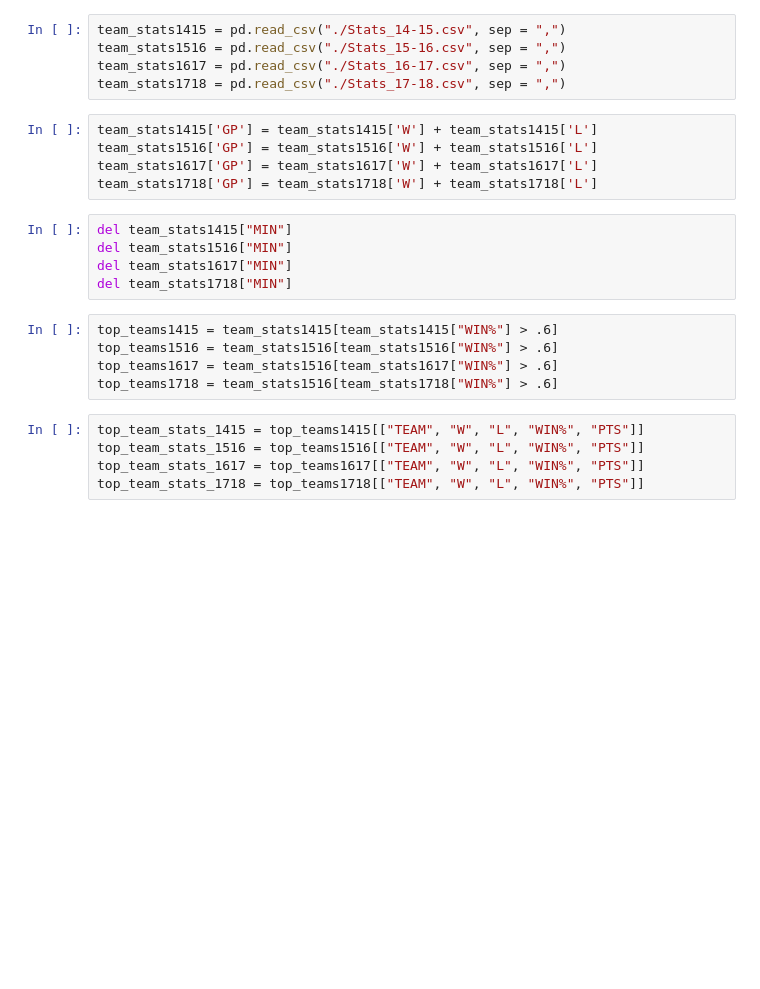
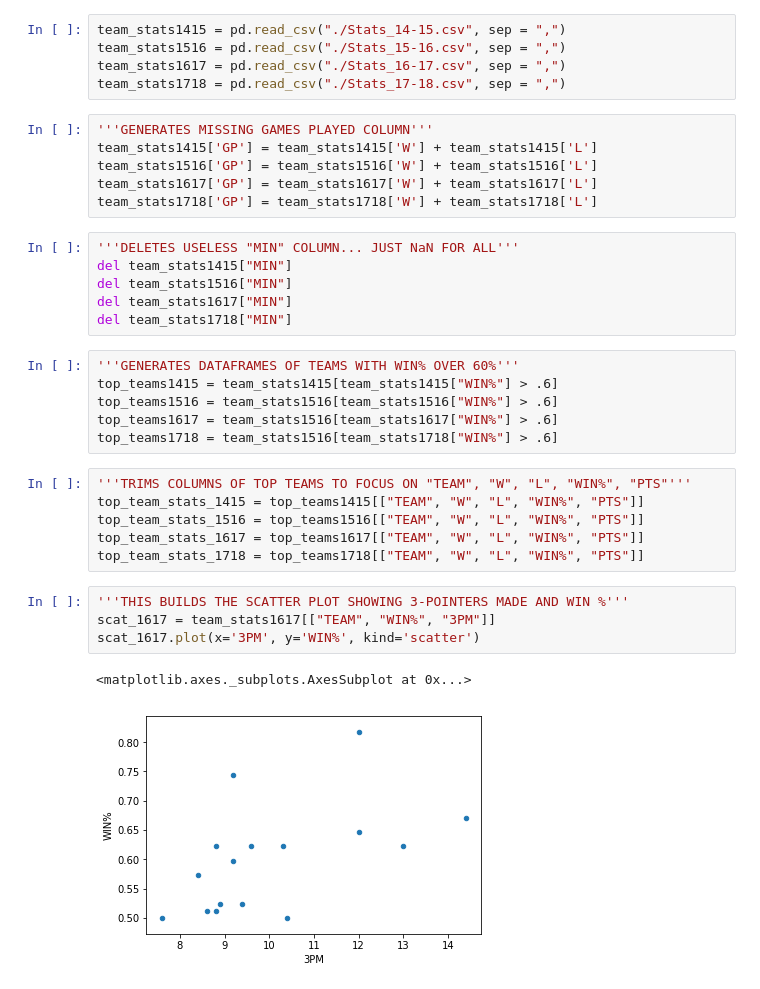
Before and after one commit to MaloneRobert/BasketballPredictor, a Jupyter notebook: Part_One.ipynb, the cells around one changed output. Saved outputs shown, nothing was run; the diff lists cells and outputs as text; blank space fills up the shorter version.

```diff
--- a/Part_One.ipynb
+++ b/Part_One.ipynb
@@ -47,23 +47,34 @@ team_stats1516 = pd.read_csv("./Stats_15-16.csv", sep = ",")
 team_stats1617 = pd.read_csv("./Stats_16-17.csv", sep = ",")
 team_stats1718 = pd.read_csv("./Stats_17-18.csv", sep = ",")
 # %%
+'''GENERATES MISSING GAMES PLAYED COLUMN'''
 team_stats1415['GP'] = team_stats1415['W'] + team_stats1415['L']
 team_stats1516['GP'] = team_stats1516['W'] + team_stats1516['L']
 team_stats1617['GP'] = team_stats1617['W'] + team_stats1617['L']
 team_stats1718['GP'] = team_stats1718['W'] + team_stats1718['L']
 # %%
+'''DELETES USELESS "MIN" COLUMN... JUST NaN FOR ALL'''
 del team_stats1415["MIN"]
 del team_stats1516["MIN"]
 del team_stats1617["MIN"]
 del team_stats1718["MIN"]
 # %%
+'''GENERATES DATAFRAMES OF TEAMS WITH WIN% OVER 60%'''
 top_teams1415 = team_stats1415[team_stats1415["WIN%"] > .6]
 top_teams1516 = team_stats1516[team_stats1516["WIN%"] > .6]
 top_teams1617 = team_stats1516[team_stats1617["WIN%"] > .6]
 top_teams1718 = team_stats1516[team_stats1718["WIN%"] > .6]
 # %%
+'''TRIMS COLUMNS OF TOP TEAMS TO FOCUS ON "TEAM", "W", "L", "WIN%", "PTS"'''
 top_team_stats_1415 = top_teams1415[["TEAM", "W", "L", "WIN%", "PTS"]]
 top_team_stats_1516 = top_teams1516[["TEAM", "W", "L", "WIN%", "PTS"]]
 top_team_stats_1617 = top_teams1617[["TEAM", "W", "L", "WIN%", "PTS"]]
 top_team_stats_1718 = top_teams1718[["TEAM", "W", "L", "WIN%", "PTS"]]
+# %%
+'''THIS BUILDS THE SCATTER PLOT SHOWING 3-POINTERS MADE AND WIN %'''
+scat_1617 = team_stats1617[["TEAM", "WIN%", "3PM"]]
+scat_1617.plot(x='3PM', y='WIN%', kind='scatter')
+# %% [output]
+<matplotlib.axes._subplots.AxesSubplot at 0x...>
+[figure, added]
 # %%
```
Also changed, not shown: parts of 3 cells of this notebook.
